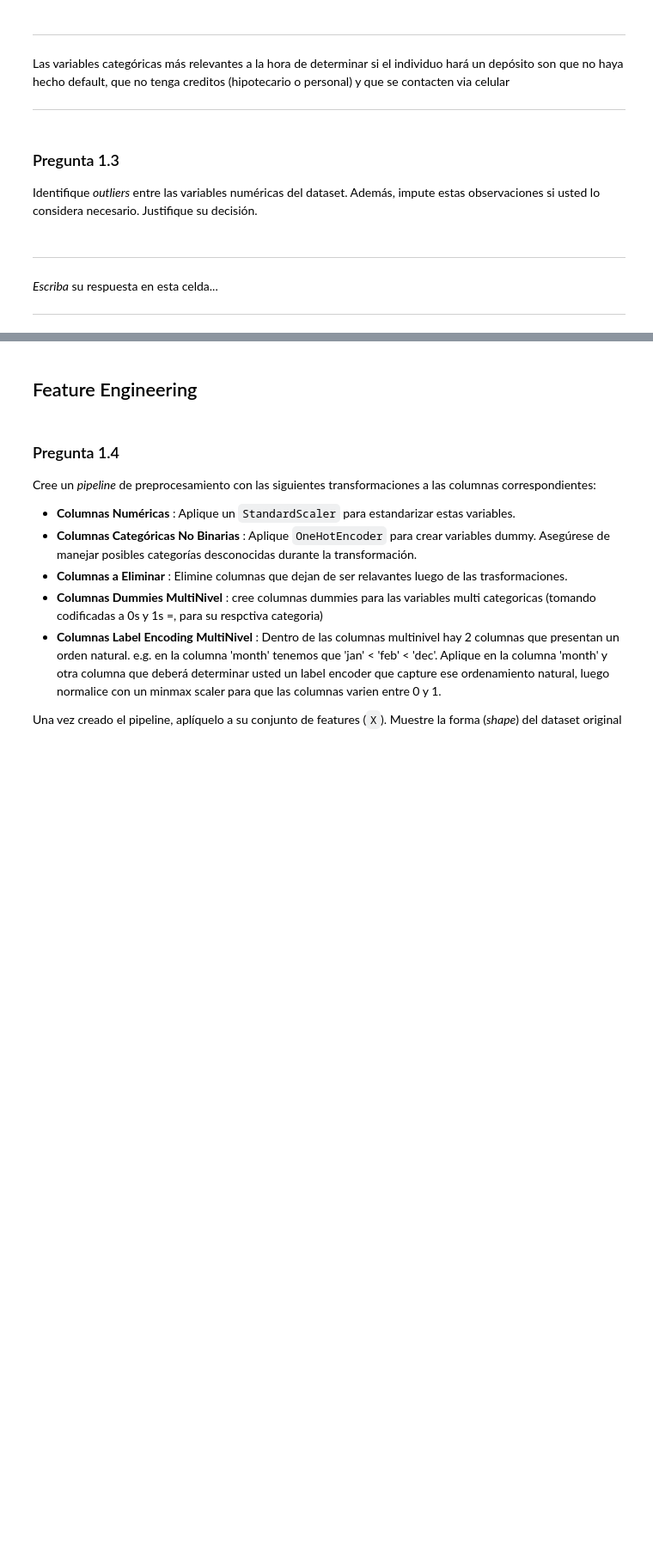
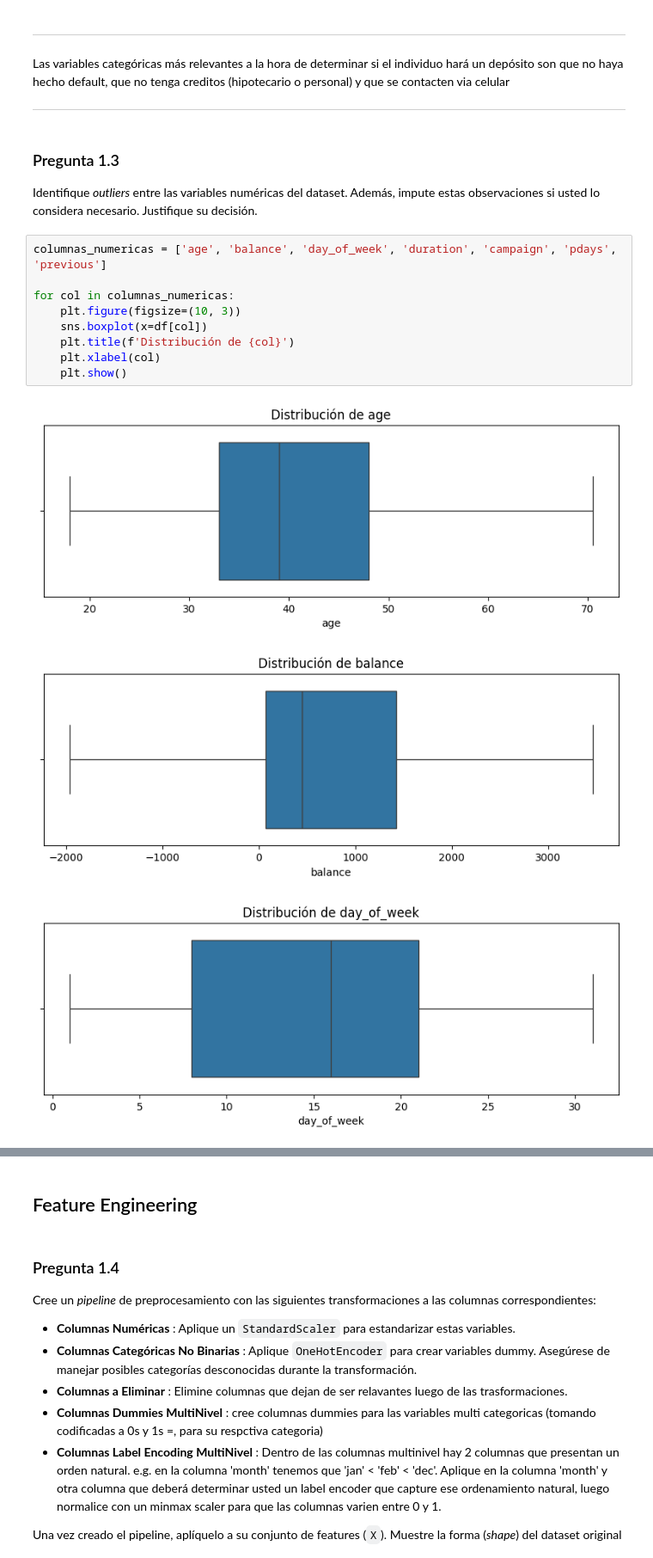
Before and after one commit to catamege/Tarea2-Mege-Lantadilla, a Jupyter notebook: Tarea2-Mege-Lantadilla.ipynb, the cells around one changed output, grey strips where cells are left out. Shown: that part at 86% size. Cells and saved outputs as stored; diff of their text form; blank space fills up the shorter version.

```diff
--- a/Tarea2-Mege-Lantadilla.ipynb
+++ b/Tarea2-Mege-Lantadilla.ipynb
@@ -579,14 +579,16 @@ Las variables categóricas más relevantes a la hora de determinar si el individ
 ### Pregunta 1.3
 
 Identifique _outliers_ entre las variables numéricas del dataset. Además, impute estas observaciones si usted lo considera necesario. Justifique su decisión.
-# %% [markdown]
-
-
-
----
-
-
-*Escriba* su respuesta en esta celda...
-
-
----
+# %%
+columnas_numericas = ['age', 'balance', 'day_of_week', 'duration', 'campaign', 'pdays', 'previous']
+
+for col in columnas_numericas:
+    plt.figure(figsize=(10, 3))
+    sns.boxplot(x=df[col])
+    plt.title(f'Distribución de {col}')
+    plt.xlabel(col)
+    plt.show()
+# %% [output]
+[figure, added]
+[figure, added]
+[figure, added]
```
Also changed, not shown: parts of 30 cells of this notebook.
